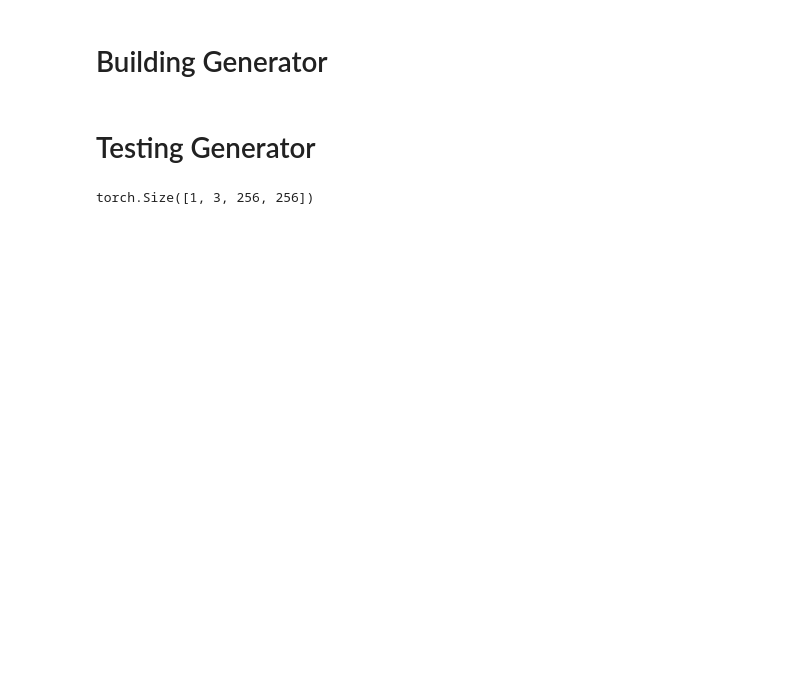
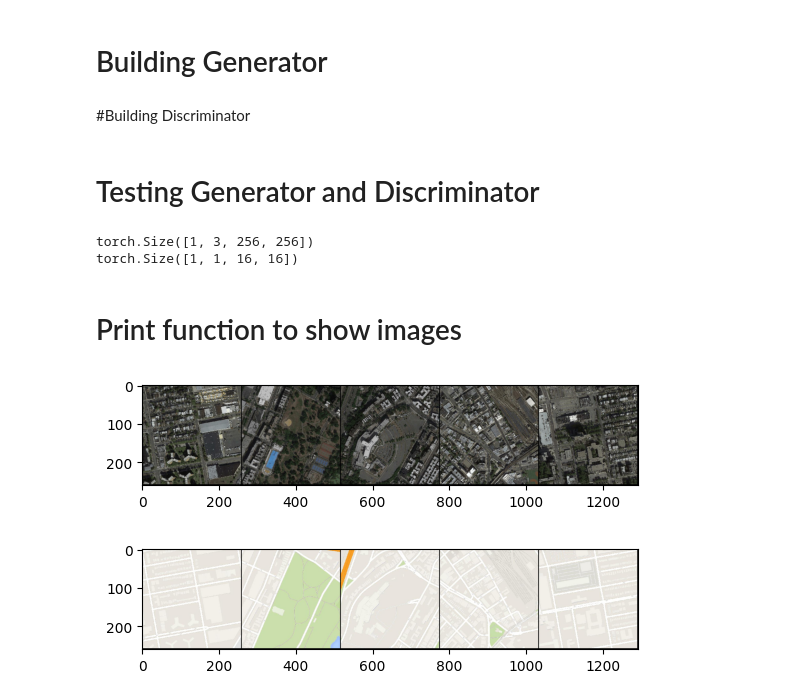
Before and after one commit to vasudhavenkatesan/pix2pix, a Jupyter notebook: pix2pix.ipynb, the cells around one changed output. Saved outputs shown, nothing was run; the diff lists cells and outputs as text; code cells hidden in the pictures; blank space fills up the shorter version.

Commit message:
Print image and target

```diff
--- a/pix2pix.ipynb
+++ b/pix2pix.ipynb
@@ -28,9 +31,11 @@ class MapDataset(Dataset):
   def __init__(self, root_dir):
     self.root_dir = root_dir
     self.list_files = os.listdir(self.root_dir)
-    print(self.list_files)
-    self.data_transforms = transforms.Compose([transforms.Resize(size=(256,512), interpolation=InterpolationMode.NEAREST),
-                                      transforms.CenterCrop(size=(256,512)),
+    # print(self.list_files)
+    self.data_transforms = transforms.Compose([
+         transforms.ToPILImage(),
+        transforms.Resize(size=(256,256), interpolation=InterpolationMode.NEAREST),
+                                      transforms.CenterCrop(size=(256,256)),
                                       transforms.ToTensor(),
                                       transforms.Normalize([0.5, 0.5, 0.5], [0.5, 0.5, 0.5])])
 
@@ -41,6 +46,7 @@ class MapDataset(Dataset):
     img_file = self.list_files[index]
     img_path = os.path.join(self.root_dir, img_file)
     image = np.array(Image.open(img_path))
+    img_pil = Image.fromarray(image)
     input_image = image[:, :600, :]
     target_image = image[:, 600:, :]
     input_image = self.data_transforms(input_image)
@@ -127,3 +134,5 @@ class Generator(nn.Module):
      u7 = self.up7(u6, d1)
      u8 = self.final(u7)
      return u8
+# %% [markdown]
+#Building Discriminator
@@ -130,10 +167,47 @@ class Generator(nn.Module):
 # %% [markdown]
-# Testing Generator
+# Testing Generator and Discriminator
 # %%
 image = torch.rand((1,3,256,256))
 out_channels = 3
 generator = Generator(in_channel=3,out_channel=3)
-k = generator(image)
-print(k.shape)
+g = generator(image)
+print(g.shape)
+
+y = torch.rand((1,3,256,256))
+discriminator = Discriminator(in_channels = 3)
+d = discriminator(image, y)
+print(d.shape)
 # %% [output]
 torch.Size([1, 3, 256, 256])
+torch.Size([1, 1, 16, 16])
+# %% [markdown]
+# Print function to show images
+# %%
+image, target = next(iter(dataloader_train))
+
+Normalization_Values = (0.5, 0.5, 0.5), (0.5, 0.5, 0.5)
+def DeNormalize(tensor_of_image):
+  return tensor_of_image * Normalization_Values[1][0] + Normalization_Values[0][0]
+
+# def print_image( image_tensor,):
+#     for  index, image in enumerate(image_tensor):
+#           fig1 = plt.figure()
+#           plt.imshow(DeNormalize(image).permute(1,2,0))
+#           plt.show()
+#           if index > 4:
+#             break;
+
+# print_image(image)
+# print_image(target)
+
+image = DeNormalize(image)
+target = DeNormalize(target)
+image_grid = make_grid(image[:5], nrow=5)
+target_grid = make_grid(target[:5],nrow=5)
+plt.imshow(image_grid.permute(1, 2, 0).squeeze())
+plt.show()
+plt.imshow(target_grid.permute(1, 2, 0).squeeze())
+plt.show()
+# %% [output]
+[figure, added]
+[figure, added]
```
Also changed, not shown: parts of 4 cells of this notebook.
